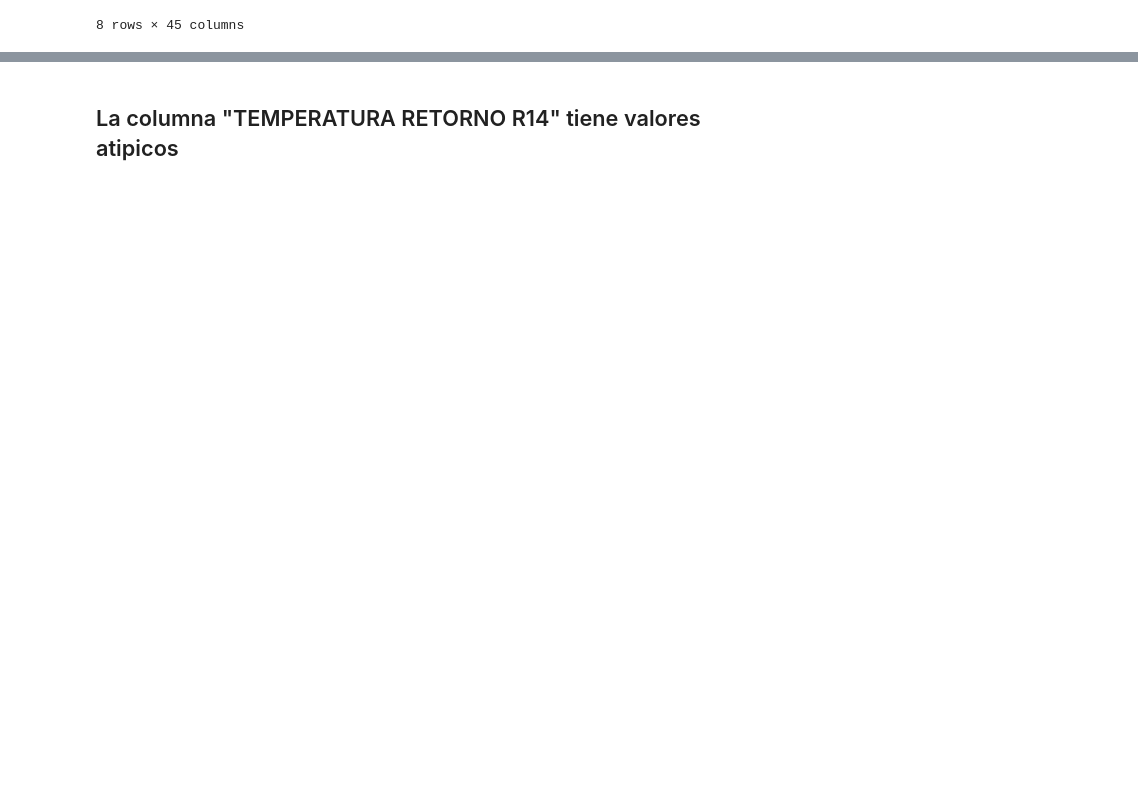
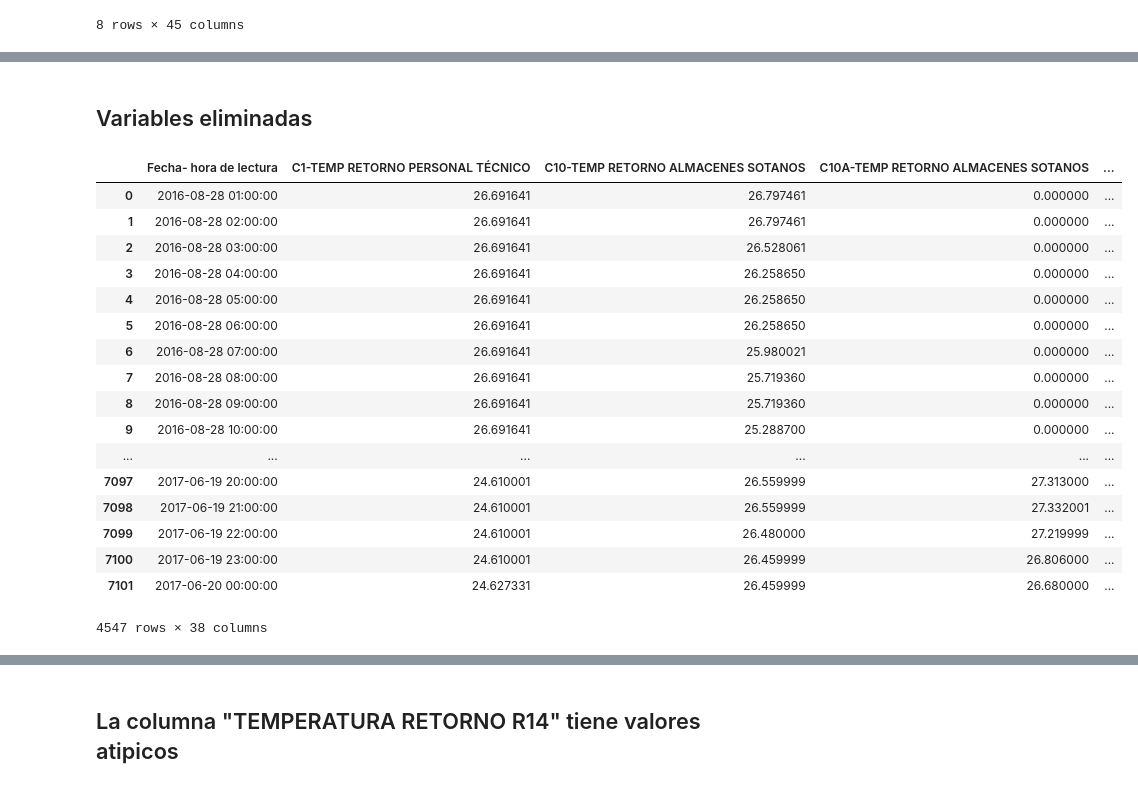
Before and after one commit to douglasag17/ML-SmartBuildings, a Jupyter notebook: PreparacionDeLosDatos/tem.ipynb, the cells around one changed output, grey strips where cells are left out. Saved outputs shown, nothing was run; the diff lists cells and outputs as text; code cells hidden in the pictures; blank space fills up the shorter version.

```diff
--- a/PreparacionDeLosDatos/tem.ipynb
+++ b/PreparacionDeLosDatos/tem.ipynb
@@ -85,0 +92,38 @@ data.describe()
+# %% [markdown]
+## Variables eliminadas
+# %%
+dataLimpio = data
+
+# Eliminar variables que en su mayoria son 0
+dataLimpio = dataLimpio.drop(['C12-TEMP RETORNO PALCOS FELIPE V'], axis=1)
+dataLimpio = dataLimpio.drop(['C13-TEMP RETORNO(2) CAMERINOS FELIPE'], axis=1)
+dataLimpio = dataLimpio.drop(['C19-TEMP RETORNO ZAGUAN CARLOS'], axis=1)
+dataLimpio = dataLimpio.drop(['C20B-TEMP RETORNO HALL ACT PARALELAS CARLOS'], axis=1)
+dataLimpio = dataLimpio.drop(['C25A-TEMP RETORNO REGIDURIA'], axis=1)
+dataLimpio = dataLimpio.drop(['C25E-TEMP AMBIENTE OFICINA ORQUESTA'], axis=1)
+dataLimpio = dataLimpio.drop(['C32-TEMP RETORNO PALCO REAL'], axis=1)
+dataLimpio = dataLimpio.drop(['C35-TEMP RETORNO ACCESO PERSONAL FELIPE V'], axis=1)
+dataLimpio = dataLimpio.reset_index(drop=True)
+
+# Eliminar periodo de vacaciones
+dataLimpio = dataLimpio.drop(range(4450, 7005, 1), axis=0)
+dataLimpio
+# %% [output]
+|  | Fecha- hora de lectura | C1-TEMP RETORNO PERSONAL TÉCNICO | C10-TEMP RETORNO ALMACENES SOTANOS | C10A-TEMP RETORNO ALMACENES SOTANOS | ... |
+| 0 | 2016-08-28 01:00:00 | 26.691641 | 26.797461 | 0.000000 | ... |
+| 1 | 2016-08-28 02:00:00 | 26.691641 | 26.797461 | 0.000000 | ... |
+| 2 | 2016-08-28 03:00:00 | 26.691641 | 26.528061 | 0.000000 | ... |
+| 3 | 2016-08-28 04:00:00 | 26.691641 | 26.258650 | 0.000000 | ... |
+| 4 | 2016-08-28 05:00:00 | 26.691641 | 26.258650 | 0.000000 | ... |
+| 5 | 2016-08-28 06:00:00 | 26.691641 | 26.258650 | 0.000000 | ... |
+| 6 | 2016-08-28 07:00:00 | 26.691641 | 25.980021 | 0.000000 | ... |
+| 7 | 2016-08-28 08:00:00 | 26.691641 | 25.719360 | 0.000000 | ... |
+| 8 | 2016-08-28 09:00:00 | 26.691641 | 25.719360 | 0.000000 | ... |
+| 9 | 2016-08-28 10:00:00 | 26.691641 | 25.288700 | 0.000000 | ... |
+| ... | ... | ... | ... | ... | ... |
+| 7097 | 2017-06-19 20:00:00 | 24.610001 | 26.559999 | 27.313000 | ... |
+| 7098 | 2017-06-19 21:00:00 | 24.610001 | 26.559999 | 27.332001 | ... |
+| 7099 | 2017-06-19 22:00:00 | 24.610001 | 26.480000 | 27.219999 | ... |
+| 7100 | 2017-06-19 23:00:00 | 24.610001 | 26.459999 | 26.806000 | ... |
+| 7101 | 2017-06-20 00:00:00 | 24.627331 | 26.459999 | 26.680000 | ... |
+4547 rows × 38 columns
```
Also changed, not shown: parts of 11 cells of this notebook.
